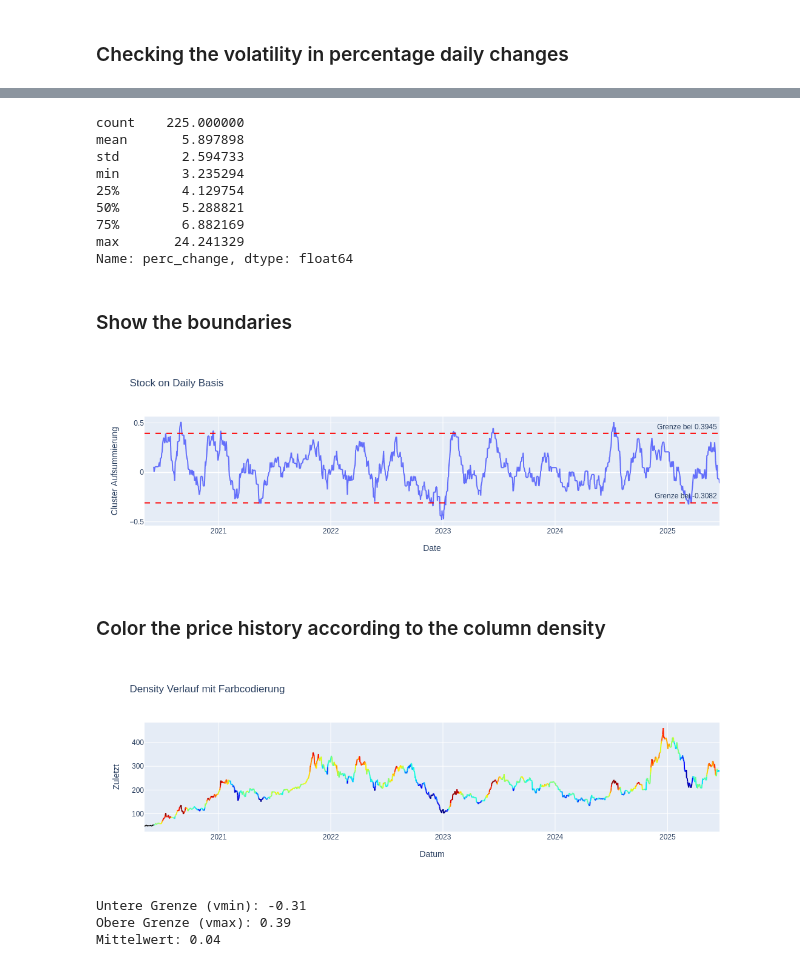
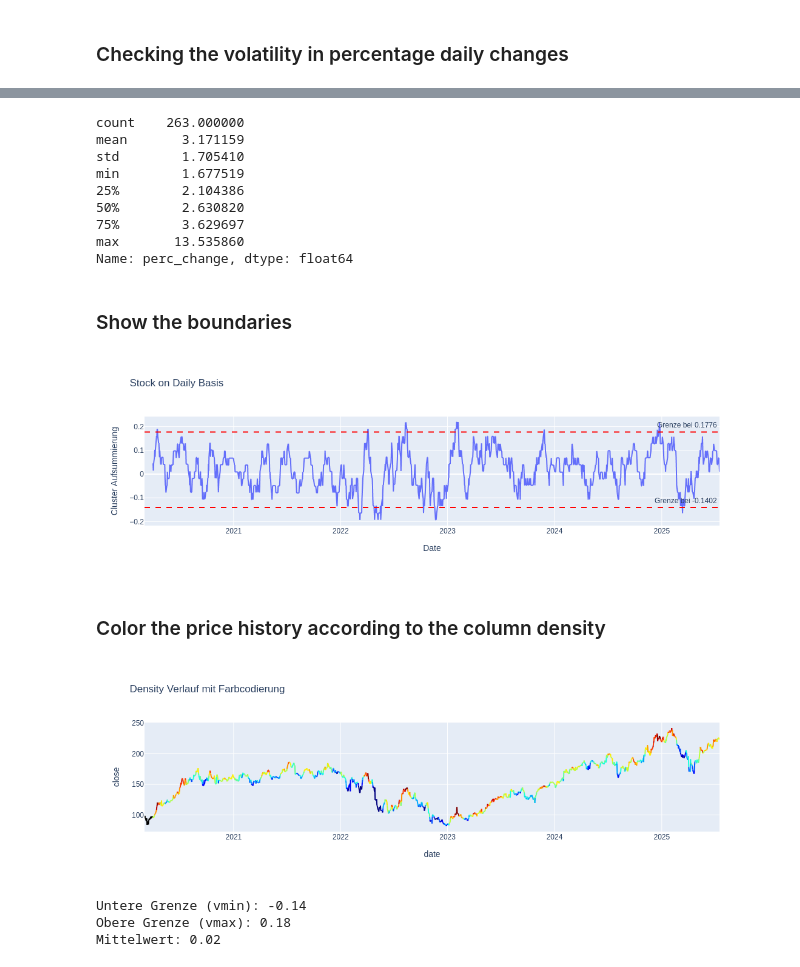
Before and after one commit to JuginPower/analyzer, a Jupyter notebook: kmeans-vol.ipynb, the cells around one changed output, grey strips where cells are left out. Drawn from its saved outputs; the diff is of its cells as text; code cells hidden in the pictures.

```diff
--- a/kmeans-vol.ipynb
+++ b/kmeans-vol.ipynb
@@ -25,7 +25,7 @@ group BY
 order by
 	s.`date` asc;"""
 
-loader = BaseLoader(mariadb_config, None)
+loader = BaseLoader(mariadb_config)
 symbol = loader.choose_id()
 df_stock = pd.read_sql(sql_query.format(symbol), create_engine(mariadb_string))
 df_stock.info()
@@ -128,13 +111,13 @@ Affected Rows: 5685
 ### Truncate the timeframe
 # %%
 # Select the timestamp
-time_stamp = '2022-06-06'
+time_stamp = '2020-03-01'
 symbol = df_stock.loc[0, "symbol"]
 delete_string = f"DELETE FROM stock_price WHERE symbol='{symbol}' AND `date`<'{time_stamp}';"
 
 # Truncate the data
 df_stock = df_stock[df_stock['date'] >= time_stamp]
-affected_rows = loader.data_connection.query(delete_string)
+affected_rows = loader.query(delete_string)
 print(df_stock.head())
 print(df_stock.tail())
 print("Affected Rows:", affected_rows)
@@ -152,7 +135,7 @@ AttributeError: 'BaseLoader' object has no attribute 'query'
 3. Calculate the necessary density column with the cluster labels and sum up the kmeans centroids with that and save them
 # %%
 # Compute the percentage change
-df_stock["perc_change"] = df_stock["Zuletzt"].pct_change()
+df_stock["perc_change"] = df_stock["close"].pct_change()
 df_stock.dropna(inplace=True)
 df_stock = df_stock[df_stock['perc_change'] != 0.0]
 
@@ -223,28 +206,28 @@ fig.show()
 # Need it for the sell order
 df_stock.loc[df_stock['cluster'] == 1]['perc_change'].describe()
 # %% [output]
-count    225.000000
-mean       5.897898
-std        2.594733
-min        3.235294
-25%        4.129754
-50%        5.288821
-75%        6.882169
-max       24.241329
+count    263.000000
+mean       3.171159
+std        1.705410
+min        1.677519
+25%        2.104386
+50%        2.630820
+75%        3.629697
+max       13.535860
 Name: perc_change, dtype: float64
 # %% [markdown]
 ### Show the boundaries
 # %%
-fig = px.line(df_stock, x="Datum", y="density", title="Stock on Daily Basis",
-                  labels={"Datum": "Date", "density": "Cluster Aufsummierung"})
+fig = px.line(df_stock, x="date", y="density", title="Stock on Daily Basis",
+                  labels={"date": "Date", "density": "Cluster Aufsummierung"})
 
 fig.add_hline(y=upper_limit, line_dash="dash", line_color="red", annotation_text=f"Grenze bei {round(upper_limit,4)}")
 fig.add_hline(y=lower_limit, line_dash="dash", line_color="red", annotation_text=f"Grenze bei {round(lower_limit,4)}")
 
 
 fig.show()
 # %% [output]
-[figure, old version]
+[figure, new version]
 # %% [markdown]
 ### Color the price history according to the column density
 # %%
@@ -264,8 +247,8 @@ for i in range(len(df_stock) - 1):
     color = get_color(density_value, norm)
 
     fig.add_trace(go.Scatter(
-        x=df_stock["Datum"].iloc[i:i+2],  # Zwei Punkte verbinden
-        y=df_stock["Zuletzt"].iloc[i:i+2],
+        x=df_stock["date"].iloc[i:i+2],  # Zwei Punkte verbinden
+        y=df_stock["close"].iloc[i:i+2],
         mode="lines",
         line=dict(color=color, width=2),
         showlegend=False,
@@ -274,8 +257,8 @@ for i in range(len(df_stock) - 1):
 # Adjust layout
 fig.update_layout(
     title="Density Verlauf mit Farbcodierung",
-    xaxis_title="Datum",
-    yaxis_title="Zuletzt",
+    xaxis_title="date",
+    yaxis_title="close",
     # Add colorbar
     coloraxis=dict(
         colorbar=dict(
@@ -296,7 +279,7 @@ print(f"Untere Grenze (vmin): {vmin:.2f}")
 print(f"Obere Grenze (vmax): {vmax:.2f}")
 print(f"Mittelwert: {describe_ser['mean']:.2f}")
 # %% [output]
-[figure, old version]
+[figure, new version]
-Untere Grenze (vmin): -0.31
-Obere Grenze (vmax): 0.39
-Mittelwert: 0.04
+Untere Grenze (vmin): -0.14
+Obere Grenze (vmax): 0.18
+Mittelwert: 0.02
```
Also changed, not shown: parts of 14 cells of this notebook, 3 other files.
